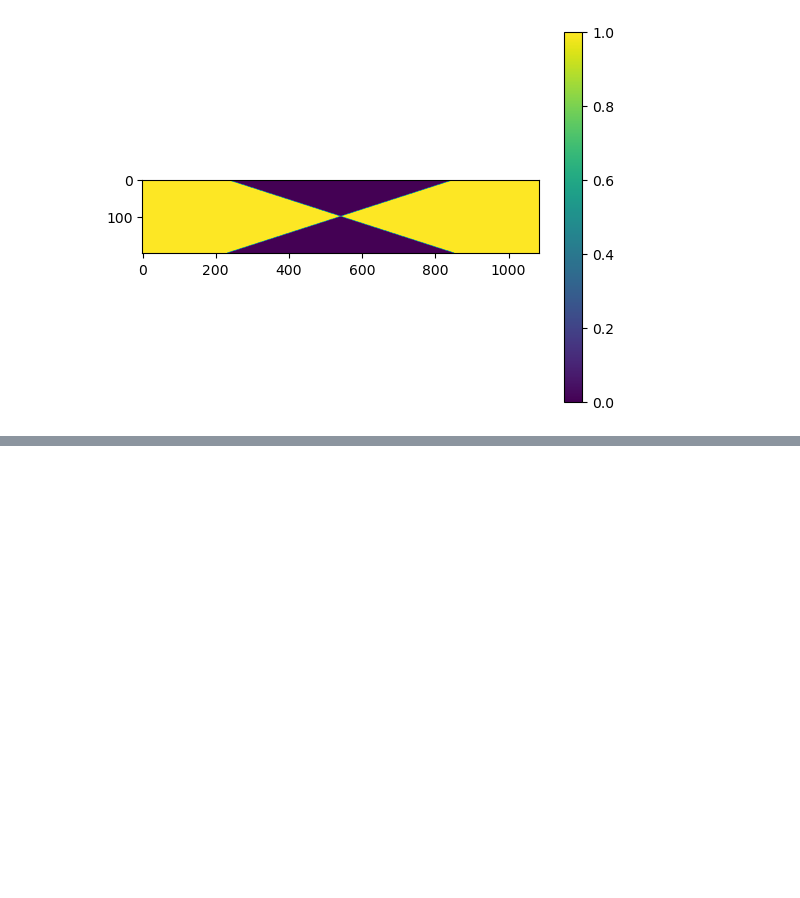
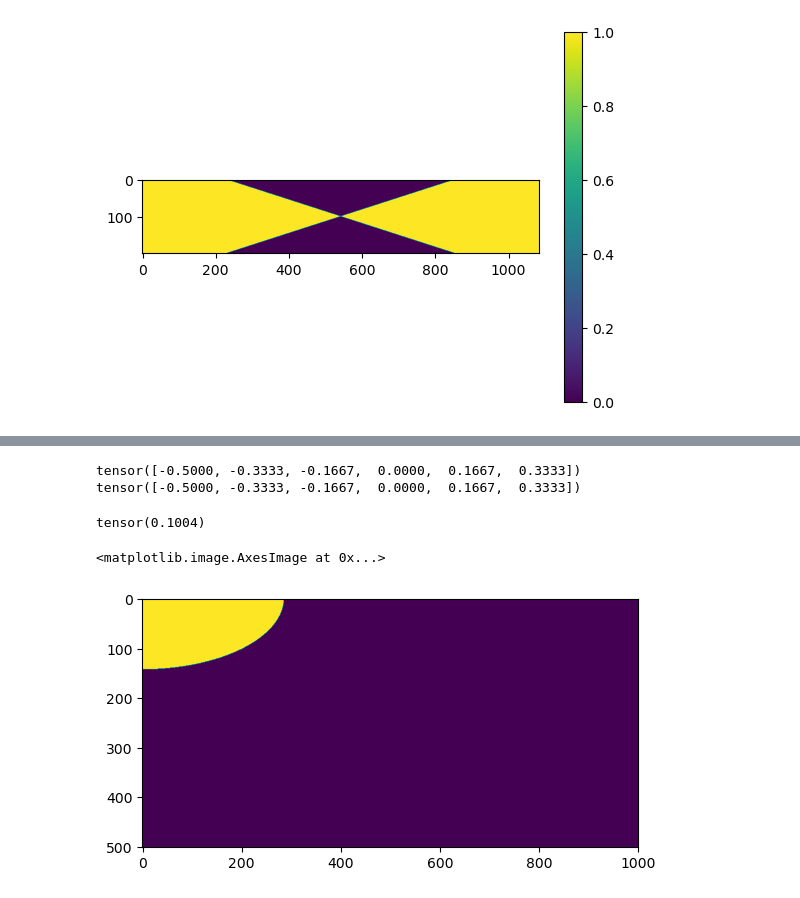
Before and after one commit to henrynjones/PyMWR, a Jupyter notebook: make_mask.ipynb, the cells around one changed output, grey strips where cells are left out. Drawn from its saved outputs; the diff is of its cells as text; code cells hidden in the pictures; blank space fills up the shorter version.

```diff
--- a/make_mask.ipynb
+++ b/make_mask.ipynb
@@ -87,0 +181,23 @@ torch.save(sample, "./emb_sample.pt")
+# %%
+size = torch.tensor([200, 1000, 2000])
+z, y, x = torch.meshgrid([torch.fft.rfftfreq(size[0]),
+                          torch.fft.rfftfreq(size[1]),
+                          torch.fft.rfftfreq(size[2])])
+
+mask = torch.zeros((101, 501, 1001))
+mask[torch.sqrt(z**2 + y**2 + x**2) < torch.tensor([0.2879411911484861])] = 1
+# %%
+print(torch.fft.fftshift(torch.fft.fftfreq(6)))
+print(torch.fft.ifftshift(torch.fft.fftfreq(6)))
+# %% [output]
+tensor([-0.5000, -0.3333, -0.1667,  0.0000,  0.1667,  0.3333])
+tensor([-0.5000, -0.3333, -0.1667,  0.0000,  0.1667,  0.3333])
+# %%
+print(torch.sum(mask) / torch.prod(torch.tensor([101, 501, 1001])))
+# %% [output]
+tensor(0.1004)
+# %%
+plt.imshow(mask[50, :, :])
+# %% [output]
+<matplotlib.image.AxesImage at 0x...>
+[figure, added]
```
Also changed, not shown: parts of 41 cells of this notebook, 4 other files.
